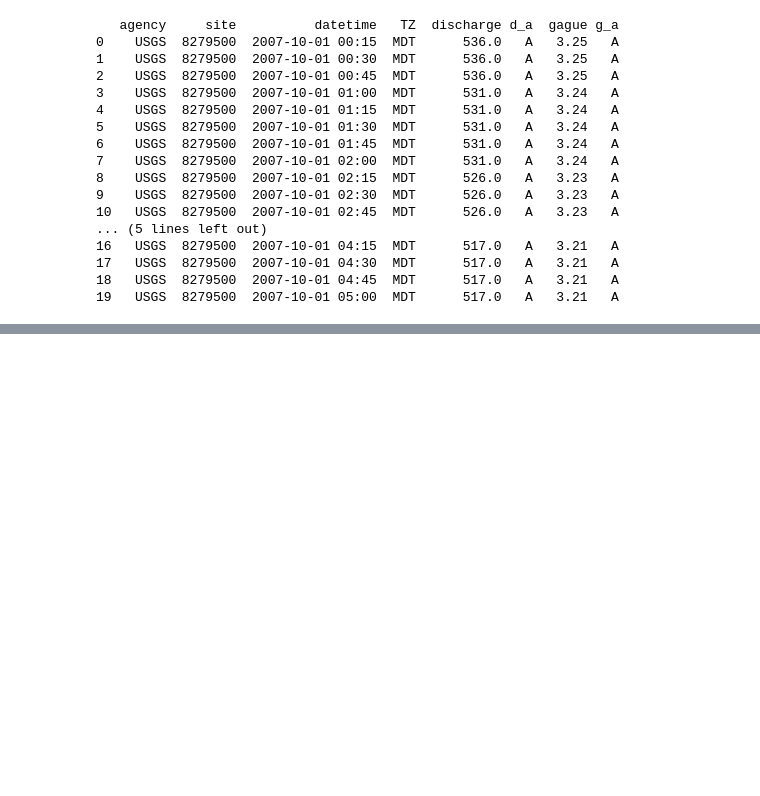
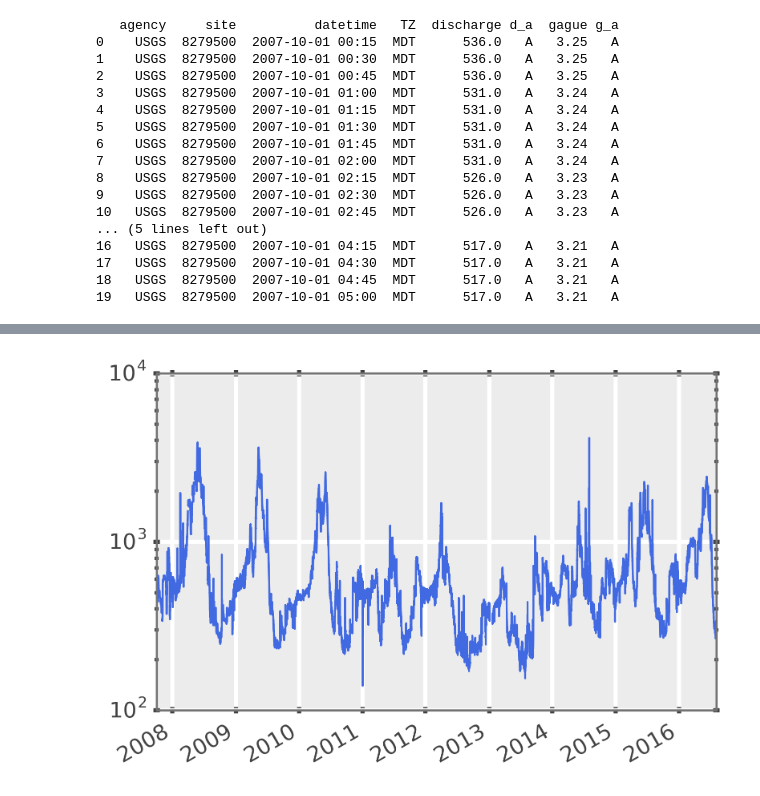
Before and after one commit to balarsen/pymc_learning, a Jupyter notebook: Stream/Embudo Streamflow.ipynb, the cells around one changed output, grey strips where cells are left out. Cells and saved outputs as stored; diff of their text form; code cells hidden in the pictures; blank space fills up the shorter version.

```diff
--- a/Stream/Embudo Streamflow.ipynb
+++ b/Stream/Embudo Streamflow.ipynb
@@ -44,0 +61,5 @@ dat['TZ'].shape
+# %%
+dat['discharge'].plot()
+plt.yscale('log')
+# %% [output]
+[figure, added]
```
Also changed, not shown: parts of 16 cells of this notebook, 2 other files.
